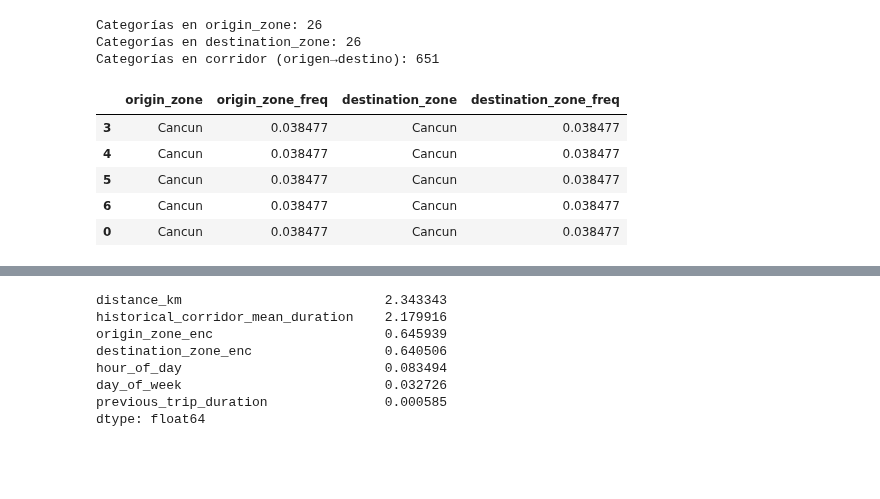
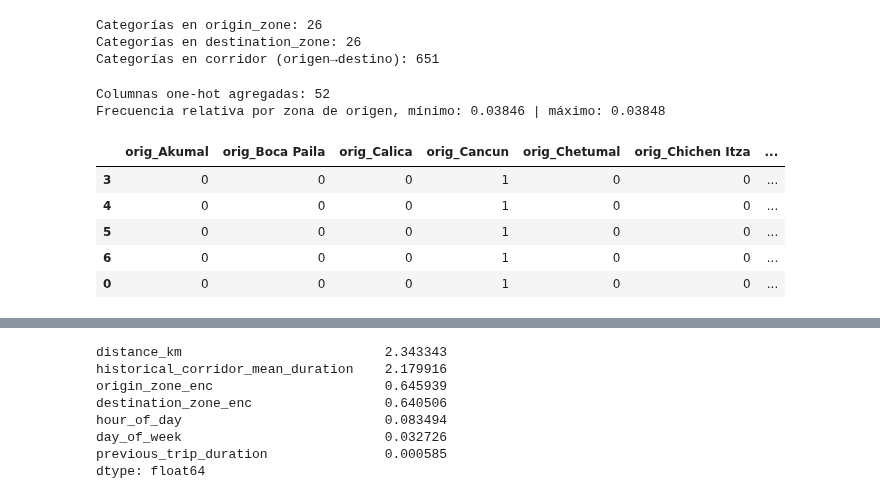
Before and after one commit to aleehpandita/transport-gps-analytics, a Jupyter notebook: notebooks/Avance1.56.ipynb, the cells around one changed output, grey strips where cells are left out. Cells and saved outputs as stored; diff of their text form; code cells hidden in the pictures; blank space fills up the shorter version.

```diff
--- a/notebooks/Avance1.56.ipynb
+++ b/notebooks/Avance1.56.ipynb
@@ -518,17 +506,3 @@ uno es perder ~14% de esa muestra — pensarlo dos veces antes de descartar):
 data_source
 synthetic    1230
 Name: count, dtype: int64
-# %%
-# APLICAR la decisión (default razonable, ajustar y justificar en texto):
-# en vez de ELIMINAR filas (perder datos reales escasos es caro), hacemos
-# CAPPING (winsorizing) de duration_seconds a los límites del IQR-log —
-# conserva la fila pero limita el valor extremo. Si deciden eliminar en vez
-# de acotar (ej. para los que violan reglas de dominio, más probablemente
-# ruido de GPS que viajes reales), ajusten aquí.
-lower_original = np.expm1(lower)
-upper_original = np.expm1(upper)
-
-df_model["duration_seconds"] = df_model["duration_seconds"].clip(lower_original, upper_original)
-df_model = df_model.drop(index=outliers_dominio.index, errors="ignore")
-
-print(f"Filas después de preprocesar atípicos: {len(df_model)} (de {len(df)} originales)")
@@ -553,20 +544,23 @@ print("Categorías en corridor (origen→destino):", df["corridor"].nunique())
 Categorías en origin_zone: 26
 Categorías en destination_zone: 26
 Categorías en corridor (origen→destino): 651
-# %%
-# APLICAR encoding (default razonable: frequency encoding — no usa la
-# variable objetivo, así que no tiene riesgo de leakage, a diferencia de
-# target encoding. Si deciden usar target encoding porque da mejor señal,
-# debe ajustarse SOLO con el split de entrenamiento, no aquí en el EDA).
-for col in ["origin_zone", "destination_zone", "corridor"]:
-    freq = df_model[col].value_counts(normalize=True)
-    df_model[f"{col}_freq"] = df_model[col].map(freq)
-
-df_model[["origin_zone", "origin_zone_freq", "destination_zone", "destination_zone_freq"]].head()
-# %% [output]
-|  | origin_zone | origin_zone_freq | destination_zone | destination_zone_freq |
-| 3 | Cancun | 0.038477 | Cancun | 0.038477 |
-| 4 | Cancun | 0.038477 | Cancun | 0.038477 |
-| 5 | Cancun | 0.038477 | Cancun | 0.038477 |
-| 6 | Cancun | 0.038477 | Cancun | 0.038477 |
-| 0 | Cancun | 0.038477 | Cancun | 0.038477 |
+# %%
+# One-hot de origen y destino (26 categorías cada una, 52 columnas).
+zone_cols = ["origin_zone", "destination_zone"]
+dummies = pd.get_dummies(df_model[zone_cols], prefix=["orig", "dest"], dtype="uint8")
+df_model = pd.concat([df_model, dummies], axis=1)
+
+# Evidencia de por qué NO sirve frequency encoding aquí: todas las zonas casi igual de frecuentes.
+frecuencias = df_model["origin_zone"].value_counts(normalize=True)
+print(f"Columnas one-hot agregadas: {dummies.shape[1]}")
+print(f"Frecuencia relativa por zona de origen, mínimo: {frecuencias.min():.5f} | máximo: {frecuencias.max():.5f}")
+dummies.head()
+# %% [output]
+Columnas one-hot agregadas: 52
+Frecuencia relativa por zona de origen, mínimo: 0.03846 | máximo: 0.03848
+|  | orig_Akumal | orig_Boca Paila | orig_Calica | orig_Cancun | orig_Chetumal | orig_Chichen Itza | ... |
+| 3 | 0 | 0 | 0 | 1 | 0 | 0 | ... |
+| 4 | 0 | 0 | 0 | 1 | 0 | 0 | ... |
+| 5 | 0 | 0 | 0 | 1 | 0 | 0 | ... |
+| 6 | 0 | 0 | 0 | 1 | 0 | 0 | ... |
+| 0 | 0 | 0 | 0 | 1 | 0 | 0 | ... |
```
Also changed, not shown: parts of 34 cells of this notebook.
